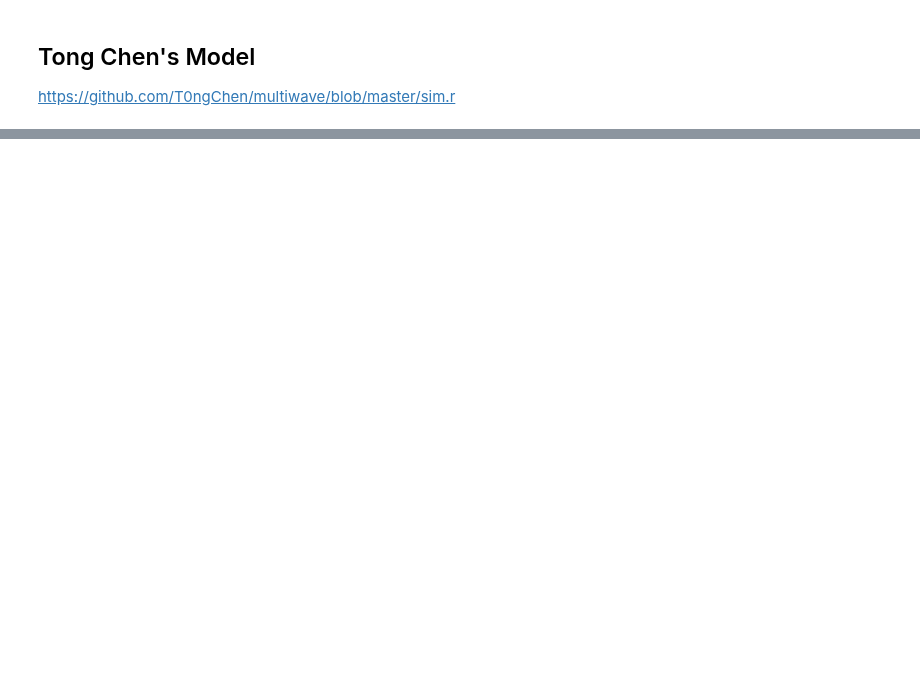
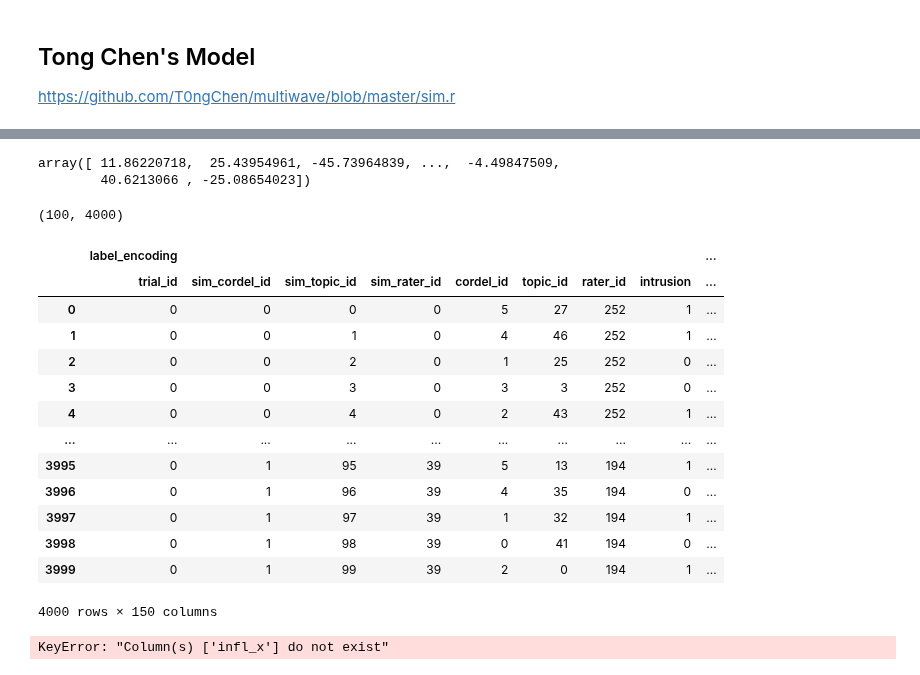
Before and after one commit to imrogerjiang/bayesian-inference-topic-measures, a Jupyter notebook: 7 chen_optimal_2020.ipynb, the cells around one changed output, grey strips where cells are left out. Drawn from its saved outputs; the diff is of its cells as text; code cells hidden in the pictures; blank space fills up the shorter version.

Commit message:
dead end :(

```diff
--- a/7 chen_optimal_2020.ipynb
+++ b/7 chen_optimal_2020.ipynb
@@ -44,0 +287,23 @@ NS
+# %%
+dm=enc.transform(trial_sim_scores[enc_vars]).toarray()
+# %%
+# Fitting Logistic Regression
+reg = LogisticRegression()
+reg.fit(X=dm, y=trial_sim_scores["intrusion"])
+fitted_values = reg.predict_proba(dm)[:,1]
+resid = np.array(trial_sim_scores["intrusion"] - fitted_values)
+# %%
+# Estimating influence
+Ihat = (dm.T*fitted_values*(1-fitted_values))@dm/len(dm)
+infl = (dm.T*resid).T@np.linalg.inv(Ihat)
+
+var_len = [len(x) for x in enc.categories_]
+col_index = []
+for var_cats in enc.categories_:
+    col_index += list(var_cats)
+
+infl = pd.DataFrame(infl,columns = pd.MultiIndex.from_tuples(zip(
+    ["ohe_cordel_id"]*var_len[0]+
+    ["ohe_topic_id"]*var_len[1]+
+    ["ohe_rater_id"]*var_len[2],
+    col_index), names=["feature", "category"]))
@@ -44,0 +315,49 @@ NS
+# %%
+(infl_c0 + infl_t0).mean(axis=1)
+# %% [output]
+array([ 11.86220718,  25.43954961, -45.73964839, ...,  -4.49847509,
+        40.6213066 , -25.08654023])
+# %%
+temp0 = trial_sim_scores.copy(deep=True)
+temp0.columns = pd.MultiIndex.from_tuples(zip(["label_encoding"]*temp0.shape[1],
+    temp0.columns))
+temp = pd.concat([temp0, infl], axis="columns")
+# %%
+(temp["ohe_topic_id"].to_numpy().T+temp[("ohe_cordel_id", 0)].to_numpy()).shape
+
+
+
+# Dead end, we can't transform the influence of a log-odds parameter to the influence of a probability parameter.
+# %% [output]
+(100, 4000)
+# %%
+temp[("estimator", "cordel0")] = temp[]
+# %% [output]
+|  | label_encoding |  |  |  |  |  |  |  | ... |
+|  | trial_id | sim_cordel_id | sim_topic_id | sim_rater_id | cordel_id | topic_id | rater_id | intrusion | ... |
+| 0 | 0 | 0 | 0 | 0 | 5 | 27 | 252 | 1 | ... |
+| 1 | 0 | 0 | 1 | 0 | 4 | 46 | 252 | 1 | ... |
+| 2 | 0 | 0 | 2 | 0 | 1 | 25 | 252 | 0 | ... |
+| 3 | 0 | 0 | 3 | 0 | 3 | 3 | 252 | 0 | ... |
+| 4 | 0 | 0 | 4 | 0 | 2 | 43 | 252 | 1 | ... |
+| ... | ... | ... | ... | ... | ... | ... | ... | ... | ... |
+| 3995 | 0 | 1 | 95 | 39 | 5 | 13 | 194 | 1 | ... |
+| 3996 | 0 | 1 | 96 | 39 | 4 | 35 | 194 | 0 | ... |
+| 3997 | 0 | 1 | 97 | 39 | 1 | 32 | 194 | 1 | ... |
+| 3998 | 0 | 1 | 98 | 39 | 0 | 41 | 194 | 0 | ... |
+| 3999 | 0 | 1 | 99 | 39 | 2 | 0 | 194 | 1 | ... |
+4000 rows × 150 columns
+# %%
+
+sd = (temp.groupby("sim_topic_id")
+         .agg({"infl_x":"std"})
+         .rename(columns={"infl_x":"sd"})
+         .reset_index())
+n = (temp.groupby("sim_topic_id")
+       .agg({"infl_x":"count"})
+       .rename(columns={"infl_x":"count"})
+       .reset_index())
+oa = pd.merge(sd, n, on="sim_topic_id")
+NS = oa["sd"]*oa["count"]
+# %% [output]
+KeyError: "Column(s) ['infl_x'] do not exist"
```
Also changed, not shown: parts of 15 cells of this notebook.
